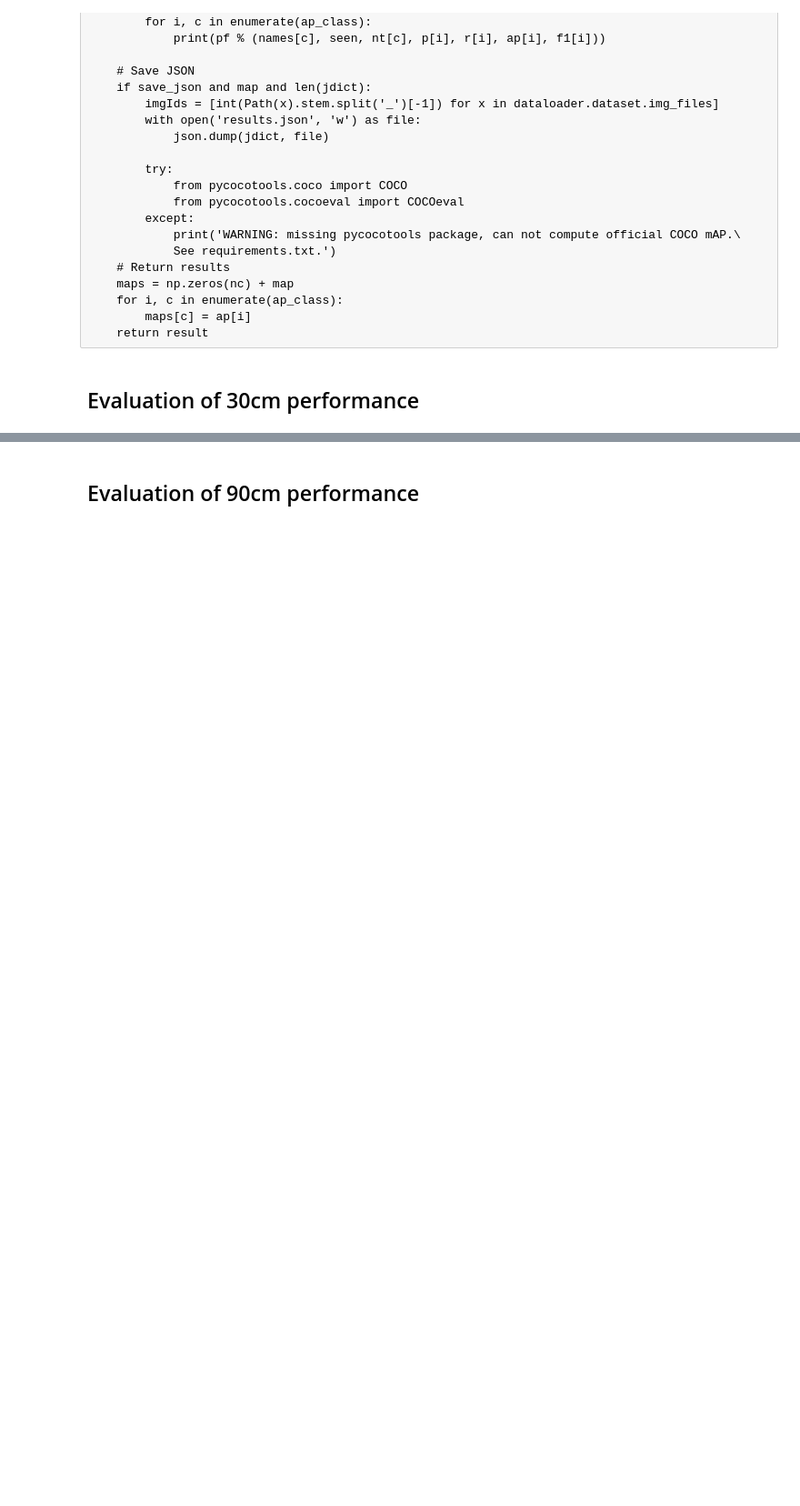
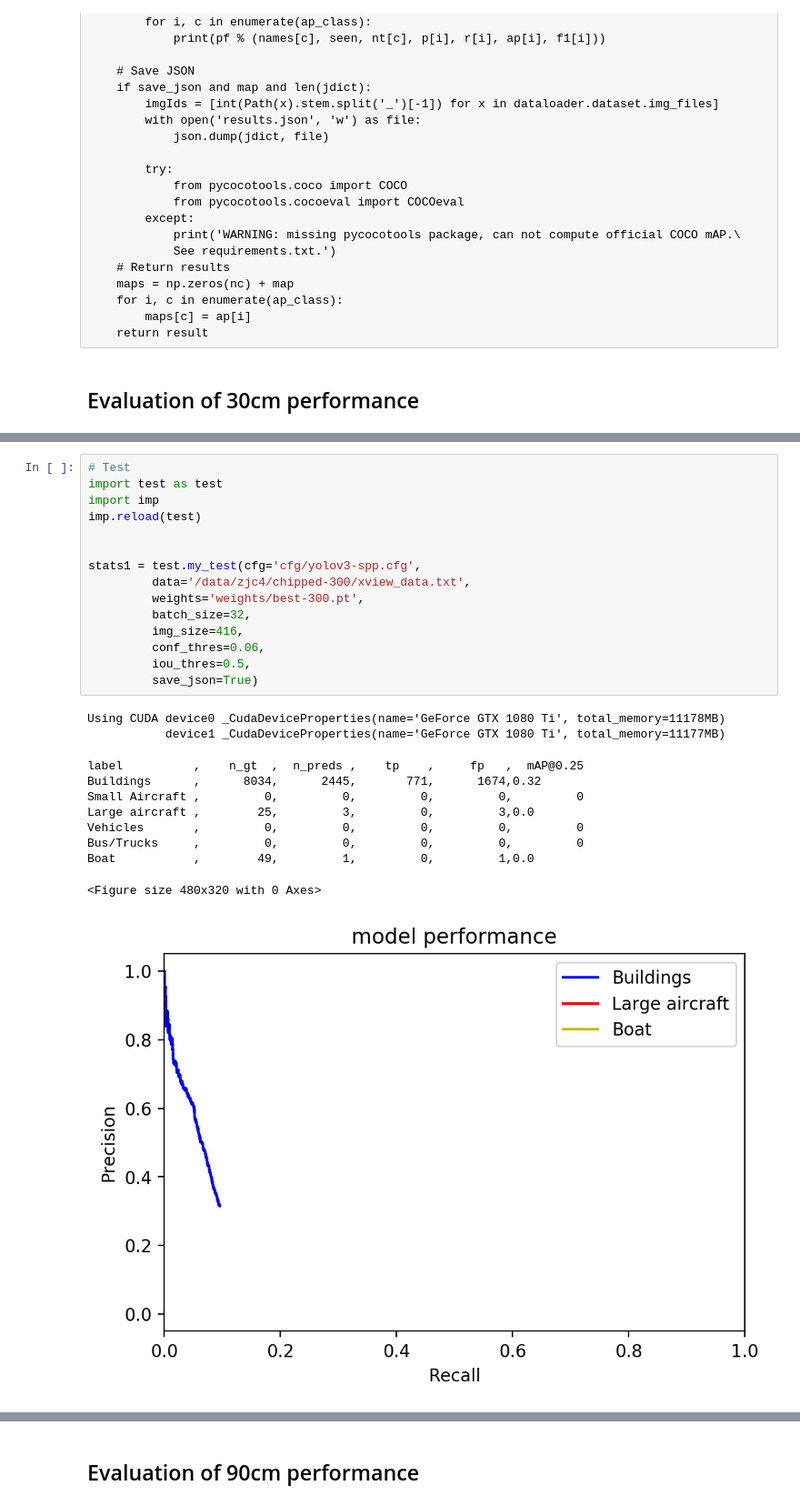
Before and after one commit to jzisheng/yolov3, a Jupyter notebook: yolov3_evaluation.ipynb, the cells around one changed output, grey strips where cells are left out. Shown at 91% size. Drawn from its saved outputs; the diff is of its cells as text; blank space fills up the shorter version.

```diff
--- a/yolov3_evaluation.ipynb
+++ b/yolov3_evaluation.ipynb
@@ -204,0 +286,27 @@ def my_test(cfg,
+# %%
+# Test
+import test as test
+import imp
+imp.reload(test)
+
+
+stats1 = test.my_test(cfg='cfg/yolov3-spp.cfg',
+         data='/data/zjc4/chipped-300/xview_data.txt',
+         weights='weights/best-300.pt',
+         batch_size=32,
+         img_size=416,
+         conf_thres=0.06,
+         iou_thres=0.5,
+         save_json=True)
+# %% [output]
+Using CUDA device0 _CudaDeviceProperties(name='GeForce GTX 1080 Ti', total_memory=11178MB)
+           device1 _CudaDeviceProperties(name='GeForce GTX 1080 Ti', total_memory=11177MB)
+label          ,    n_gt  ,  n_preds ,    tp    ,     fp   ,  mAP@0.25
+Buildings      ,      8034,      2445,       771,      1674,0.32
+Small Aircraft ,         0,         0,         0,         0,         0
+Large aircraft ,        25,         3,         0,         3,0.0
+Vehicles       ,         0,         0,         0,         0,         0
+Bus/Trucks     ,         0,         0,         0,         0,         0
+Boat           ,        49,         1,         0,         1,0.0
+<Figure size 480x320 with 0 Axes>
+[figure, added]
```
Also changed, not shown: parts of 30 cells of this notebook, 11 other files.
